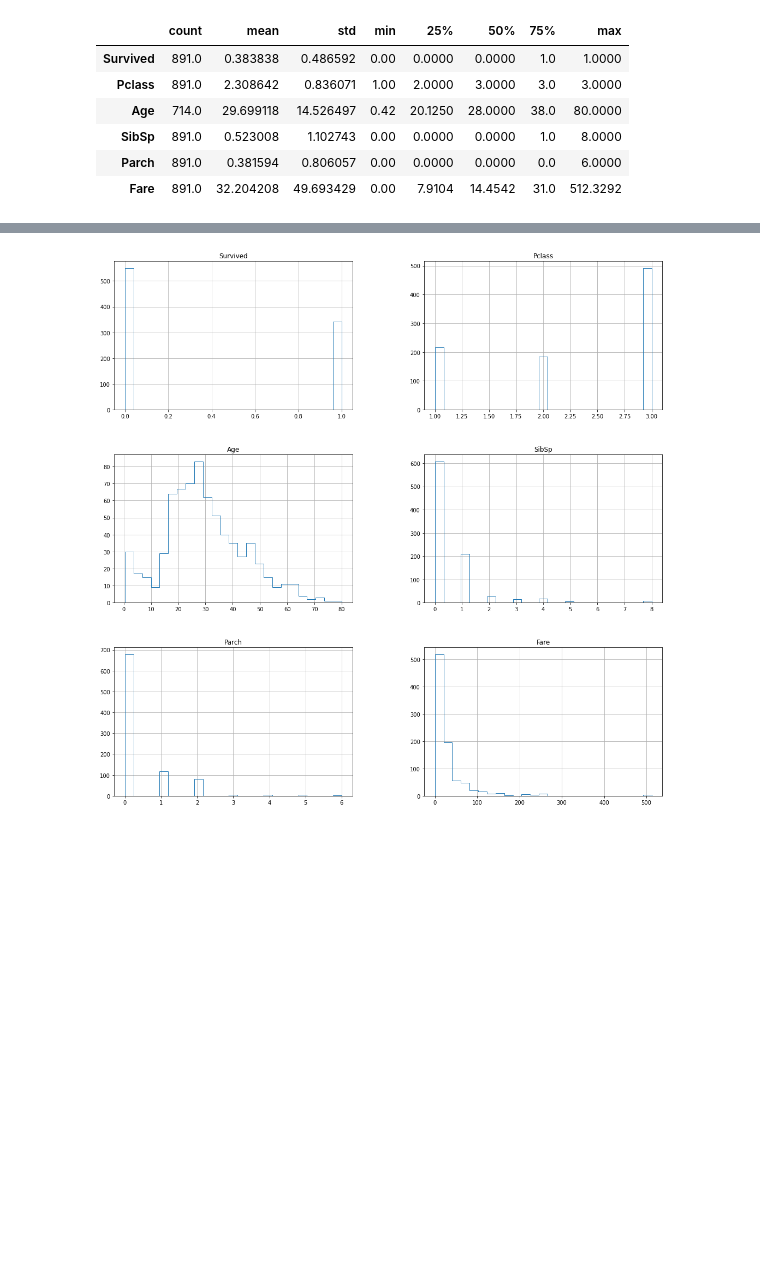
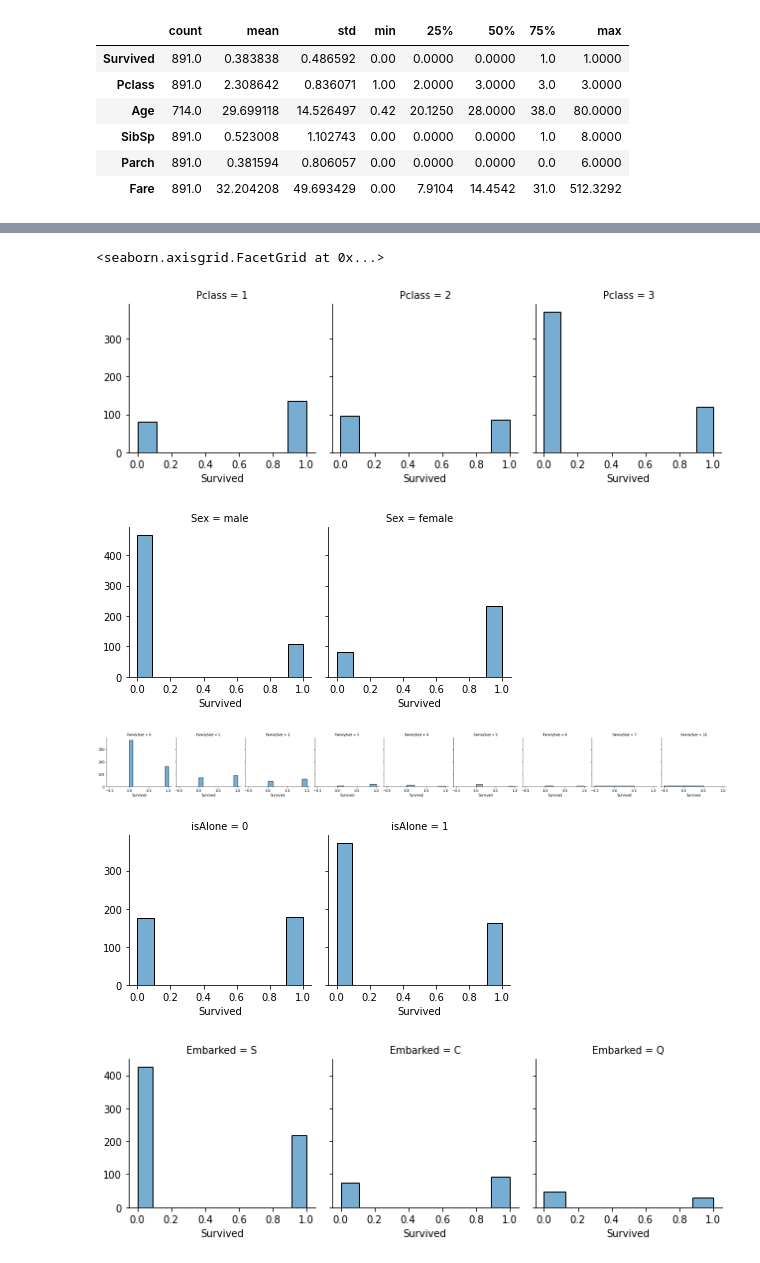
Before and after one commit to winnzor/Titanic, a Jupyter notebook: Titanic2FreePlay.ipynb, the cells around one changed output, grey strips where cells are left out. Cells and saved outputs as stored; diff of their text form; code cells hidden in the pictures; blank space fills up the shorter version.

```diff
--- a/Titanic2FreePlay.ipynb
+++ b/Titanic2FreePlay.ipynb
@@ -48,8 +61,8 @@ df_test
 | 417 | 1309 | 3 | Peter, Master. Michael J | male | NaN | 1 | 1 | 2668 | 22.3583 | NaN | ... |
 418 rows × 11 columns
 # %%
-df_train = df_train.drop(['PassengerId', 'Name', 'Ticket'], axis=1)
-df_test = df_test.drop(['PassengerId', 'Name', 'Ticket'], axis=1)
+df_train = df_train.drop(['PassengerId', 'Name', 'Ticket', "Cabin"], axis=1)
+df_test = df_test.drop(['PassengerId', 'Name', 'Ticket', "Cabin"], axis=1)
 # %%
 df_train.info()
 # %% [output]
@@ -116,21 +124,26 @@ Embarked ---> train: 2 | test: 0
+# %%
+df_train['FamilySize'] = df_train['SibSp'] + df_train['Parch']
+df_train['isAlone'] = 0
+df_train.loc[df_train['FamilySize'] == 0, 'isAlone'] = 1
 # %%
-def graph_by_Survived(data):
-    features = [
+features = [
         "Pclass",
         "Sex",
-        "Age",
-        "SibSp",
-        "Parch",
-        "Fare",
+        "FamilySize",
+        "isAlone",
         "Embarked"
     ]
 
-    _, ax = plt.subplots(figsize=(18, 18))
+for f in features:
+    g = sns.FacetGrid(df_train, col=f)
+    g.map(sns.histplot, "Survived", alpha=0.6)
 
-    for f in features:
-        data.hist(ax=ax, bins=25, histtype="step")
-        plt.show()
-
-graph_by_Survived(df_train)
+sns.catplot(x="FamilySize", y="Survived", kind="bar", data=df_train)
+sns.catplot(x="isAlone", y="Survived", kind="bar", data=df_train)
 # %% [output]
+<seaborn.axisgrid.FacetGrid at 0x...>
-[figure, old version]
+[figure, new version]
+[figure, added]
+[figure, added]
+[figure, added]
+[figure, added]
```
Also changed, not shown: parts of 33 cells of this notebook.
